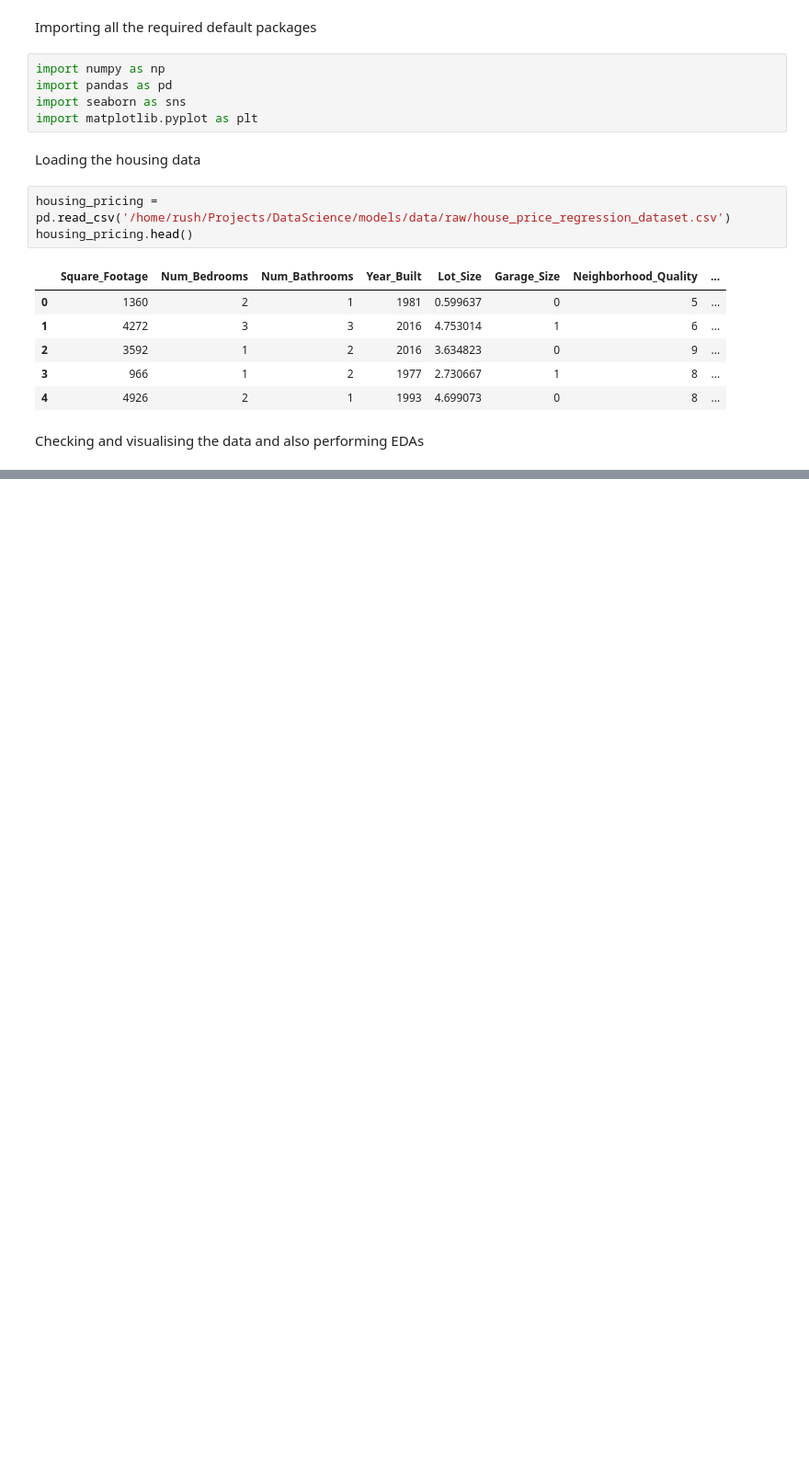
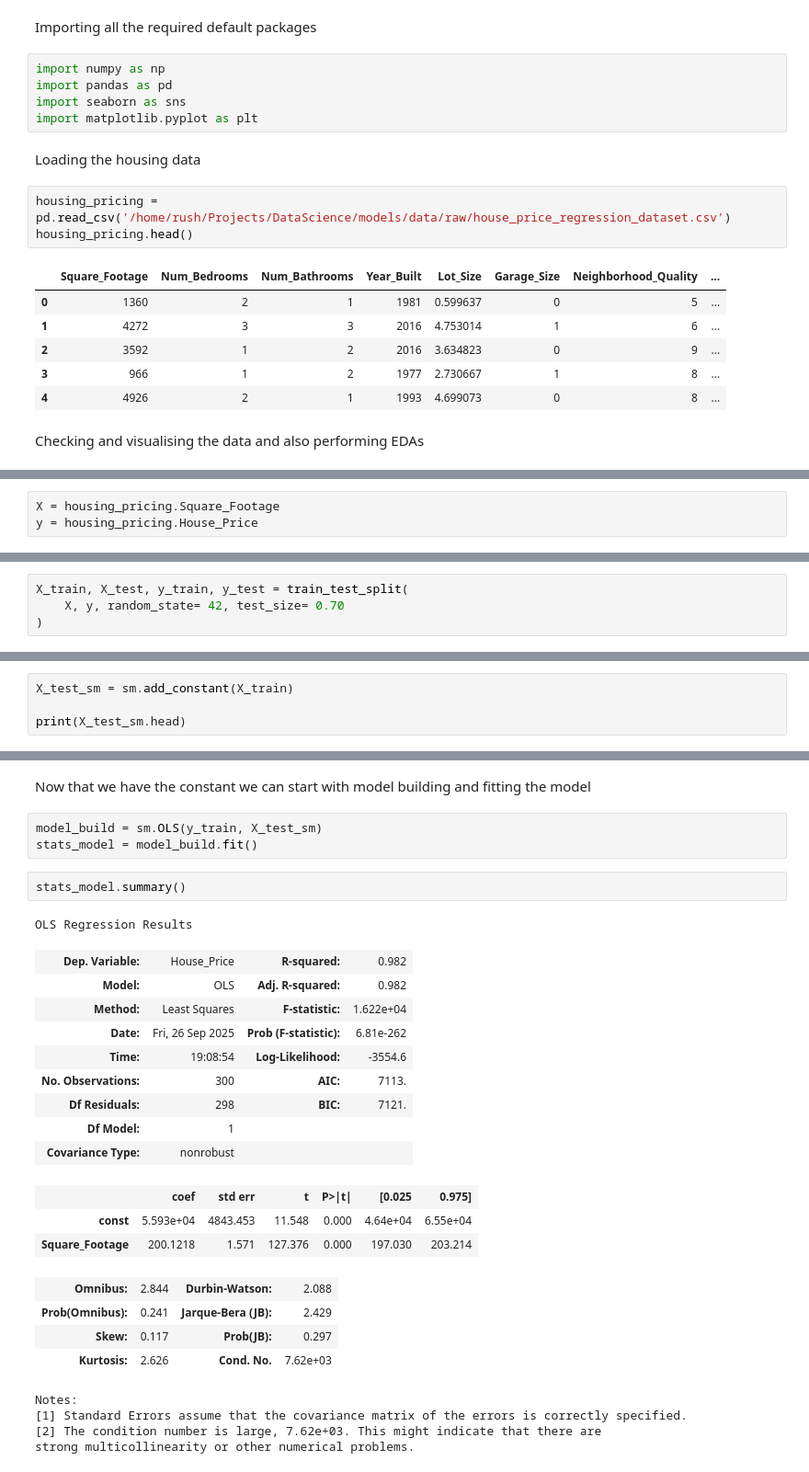
Before and after one commit to Rushank14/Models, a Jupyter notebook: notebooks/regression.ipynb, the cells around one changed output, grey strips where cells are left out. Shown at 92% size. Saved outputs shown, nothing was run; the diff lists cells and outputs as text; blank space fills up the shorter version.

Commit message:
model initiation

```diff
--- a/notebooks/regression.ipynb
+++ b/notebooks/regression.ipynb
@@ -34,0 +71,3 @@ sns.regplot(data= housing_pricing, x= 'Year_Built', y= 'House_Price')
+# %%
+X = housing_pricing.Square_Footage
+y = housing_pricing.House_Price
@@ -34,0 +78,4 @@ sns.regplot(data= housing_pricing, x= 'Year_Built', y= 'House_Price')
+# %%
+X_train, X_test, y_train, y_test = train_test_split(
+    X, y, random_state= 42, test_size= 0.70
+)
@@ -34,0 +90,4 @@ sns.regplot(data= housing_pricing, x= 'Year_Built', y= 'House_Price')
+# %%
+X_test_sm = sm.add_constant(X_train)
+
+print(X_test_sm.head)
@@ -34,0 +109,29 @@ sns.regplot(data= housing_pricing, x= 'Year_Built', y= 'House_Price')
+# %% [markdown]
+Now that we have the constant we can start with model building and fitting the model
+# %%
+model_build = sm.OLS(y_train, X_test_sm)
+stats_model = model_build.fit()
+# %%
+stats_model.summary()
+# %% [output]
+OLS Regression Results
+| Dep. Variable: | House_Price | R-squared: | 0.982 |
+| Model: | OLS | Adj. R-squared: | 0.982 |
+| Method: | Least Squares | F-statistic: | 1.622e+04 |
+| Date: | Fri, 26 Sep 2025 | Prob (F-statistic): | 6.81e-262 |
+| Time: | 19:08:54 | Log-Likelihood: | -3554.6 |
+| No. Observations: | 300 | AIC: | 7113. |
+| Df Residuals: | 298 | BIC: | 7121. |
+| Df Model: | 1 |  |  |
+| Covariance Type: | nonrobust |  |  |
+|  | coef | std err | t | P>|t| | [0.025 | 0.975] |
+| const | 5.593e+04 | 4843.453 | 11.548 | 0.000 | 4.64e+04 | 6.55e+04 |
+| Square_Footage | 200.1218 | 1.571 | 127.376 | 0.000 | 197.030 | 203.214 |
+| Omnibus: | 2.844 | Durbin-Watson: | 2.088 |
+| Prob(Omnibus): | 0.241 | Jarque-Bera (JB): | 2.429 |
+| Skew: | 0.117 | Prob(JB): | 0.297 |
+| Kurtosis: | 2.626 | Cond. No. | 7.62e+03 |
+Notes:
+[1] Standard Errors assume that the covariance matrix of the errors is correctly specified.
+[2] The condition number is large, 7.62e+03. This might indicate that there are
+strong multicollinearity or other numerical problems.
```
Also changed, not shown: parts of 14 cells of this notebook.
